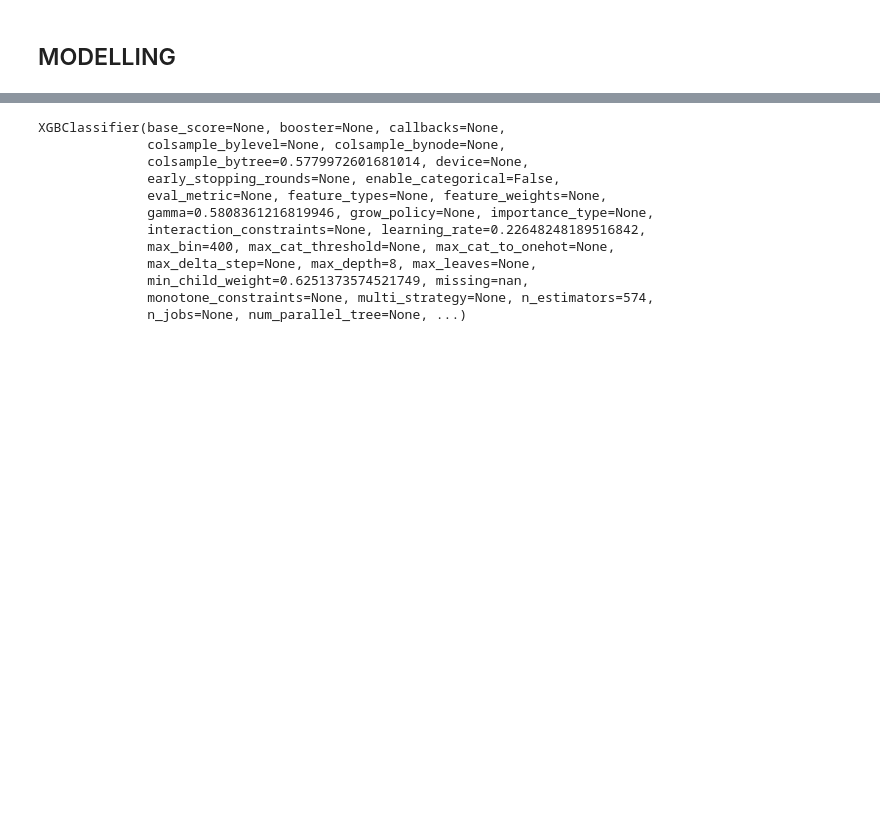
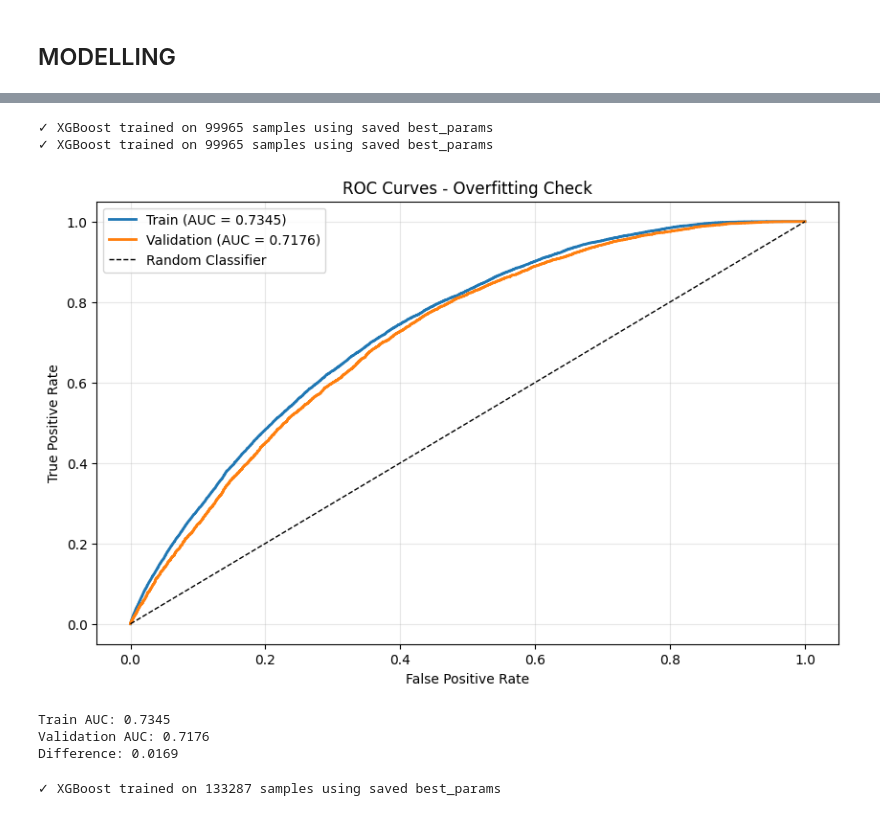
Before and after one commit to bthnsrts/datathon-team-guney-kampus, a Jupyter notebook: notebooks/statistical_modelling.ipynb, the cells around one changed output, grey strips where cells are left out. Drawn from its saved outputs; the diff is of its cells as text; code cells hidden in the pictures; blank space fills up the shorter version.

Commit message:
new util functions in tuner, stat modelling refactored

```diff
--- a/notebooks/statistical_modelling.ipynb
+++ b/notebooks/statistical_modelling.ipynb
@@ -191,3 +207,18 @@ studies = {
+# %%
+import json
+import numpy as np
+
+def get_study_predictions(study_name: str, X: pd.DataFrame, y: pd.Series, X_test: pd.DataFrame) -> np.ndarray:
+    study_json_str = str(repo_root) + f'/notebooks/studies/{study_name}_best_params.json'
+    with open(study_json_str, 'r') as f:
+        study_json = json.load(f)
+    y_test_pred = fit_predict_best_study_from_json(
+        study_json=study_json,
+        X=X.values,
+        y=y.values,
+        X_test=X_test.values
+    )
+    return y_test_pred
 # %%
 study1 = studies["None_XGBClassifier_LogLoss_INGHubsMetric"].optimize(X, y)
 # %% [output]
@@ -220,15 +237,45 @@ model = XGBClassifier(**study1.best_params)
-# %%
-model.fit(X, y)
-# %% [output]
-XGBClassifier(base_score=None, booster=None, callbacks=None,
-              colsample_bylevel=None, colsample_bynode=None,
-              colsample_bytree=0.5779972601681014, device=None,
-              early_stopping_rounds=None, enable_categorical=False,
-              eval_metric=None, feature_types=None, feature_weights=None,
-              gamma=0.5808361216819946, grow_policy=None, importance_type=None,
-              interaction_constraints=None, learning_rate=0.22648248189516842,
-              max_bin=400, max_cat_threshold=None, max_cat_to_onehot=None,
-              max_delta_step=None, max_depth=8, max_leaves=None,
-              min_child_weight=0.6251373574521749, missing=nan,
-              monotone_constraints=None, multi_strategy=None, n_estimators=574,
-              n_jobs=None, num_parallel_tree=None, ...)
+# %%
+# overfit checking
+from sklearn.model_selection import train_test_split
+from sklearn.metrics import roc_auc_score, roc_curve
+
+X_train, X_val, y_train, y_val = train_test_split(X, y, test_size=0.25, random_state=42, stratify=y)
+pred_on_train = get_study_predictions("None_XGBClassifier_LogLoss_INGHubsMetric", X_train, y_train, X_train)
+pred_on_test = get_study_predictions("None_XGBClassifier_LogLoss_INGHubsMetric", X_train, y_train, X_val)
+
+import matplotlib.pyplot as plt
+
+# Calculate AUC scores
+auc_train = roc_auc_score(y_train, pred_on_train)
+auc_val = roc_auc_score(y_val, pred_on_test)
+
+# Calculate ROC curves
+fpr_train, tpr_train, _ = roc_curve(y_train, pred_on_train)
+fpr_val, tpr_val, _ = roc_curve(y_val, pred_on_test)
+
+# Plot ROC curves
+plt.figure(figsize=(10, 6))
+plt.plot(fpr_train, tpr_train, label=f'Train (AUC = {auc_train:.4f})', linewidth=2)
+plt.plot(fpr_val, tpr_val, label=f'Validation (AUC = {auc_val:.4f})', linewidth=2)
+plt.plot([0, 1], [0, 1], 'k--', label='Random Classifier', linewidth=1)
+plt.xlabel('False Positive Rate')
+plt.ylabel('True Positive Rate')
+plt.title('ROC Curves - Overfitting Check')
+plt.legend()
+plt.grid(alpha=0.3)
+plt.show()
+
+print(f"Train AUC: {auc_train:.4f}")
+print(f"Validation AUC: {auc_val:.4f}")
+print(f"Difference: {abs(auc_train - auc_val):.4f}")
+# %% [output]
+✓ XGBoost trained on 99965 samples using saved best_params
+✓ XGBoost trained on 99965 samples using saved best_params
+[figure, added]
+Train AUC: 0.7345
+Validation AUC: 0.7176
+Difference: 0.0169
+# %%
+y_pred_proba = get_study_predictions("None_XGBClassifier_LogLoss_INGHubsMetric", X, y, X_test)
+# %% [output]
+✓ XGBoost trained on 133287 samples using saved best_params
```
Also changed, not shown: parts of 41 cells of this notebook, 3 other files.
